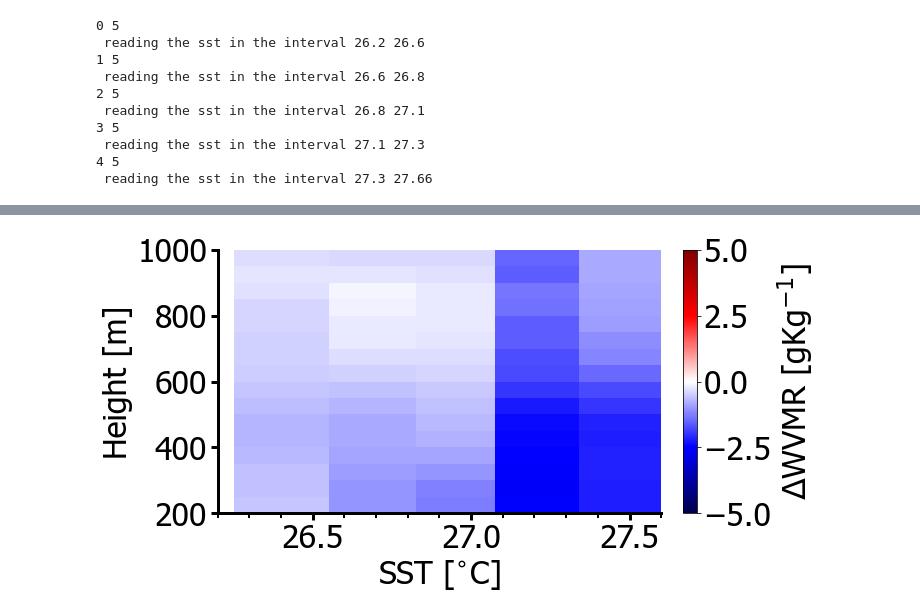
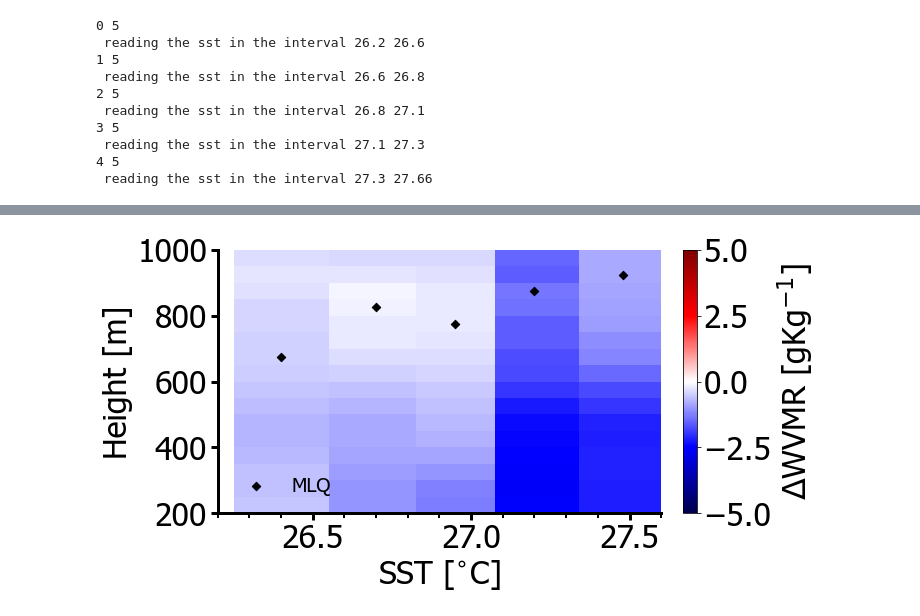
Before and after one commit to ClauClouds/SST-impact, a Jupyter notebook: plot_figure_humidity.ipynb, the cells around one changed output, grey strips where cells are left out. Drawn from its saved outputs; the diff is of its cells as text; code cells hidden in the pictures.

```diff
--- a/plot_figure_humidity.ipynb
+++ b/plot_figure_humidity.ipynb
@@ -66,6 +197,6 @@ Data variables:
 # %%
 # reading radiosonde binned data
-radiosonde_data = xr.open_dataset(path_SST_binned+'RS_mean_profiles_binned_sst_2.nc')
+radiosonde_data = xr.open_dataset(path_SST_binned+'RS_mean_profiles_binned_sst_3.nc')
 MR_rs = radiosonde_data['MR'].values
 binned_sst_rs = radiosonde_data['sst'].values
 height_rs = radiosonde_data['height'].values
@@ -398,0 +531,29 @@ MR_new_data = f_rebin_vars_new_sst_bins(arthus_data, 'MR', sst_bins_new)
+# %%
+# reading data from Raman Lidar
+dataset_out = xr.open_dataset('/Volumes/Extreme SSD/work/006_projects/001_Prec_Trade_Cycle/post_processed_data/binned_sst/arthus_binned_MR_coarser_sst.nc')
+
+print(dataset_out)
+# reading humidity profile without noise
+q = dataset_out.MR_no_noise.values
+np.shape(q)
+height_RL = dataset_out.height.values
+sst_RL = dataset_out.sst.values
+
+MLQ_arr_all = np.zeros((np.shape(q)[0]))
+for ind in range(np.shape(q)[0]):
+
+    ind_h = 0
+    # find minimum height where there's a q obs in RS profiles
+    while(np.isnan(q[ind,ind_h]) * (ind_h < 3100)):
+        ind_h = ind_h+1
+    q0 = q[ind,ind_h]
+    print(q0)
+
+    # find height at which q(z) < q[0]-1
+    qo_prof = np.zeros(len(q[ind,:]))
+    qo_prof.fill(q0-1.)
+    diff = abs(q[ind,:] - qo_prof)
+
+    #print((np.where(el.q.values < q0-1.)[0][0]))
+    MLQ_arr_all[ind] = height[np.nanargmin(diff)]
+    print(MLQ_arr_all[ind])
@@ -423,31 +602,33 @@ fontSizeX       = dict_plot_settings['fontSizeX']
 fontSizeY       = dict_plot_settings['fontSizeY']
 cbarAspect      = dict_plot_settings['cbarAspect']
 fontSizeCbar    = dict_plot_settings['fontSizeCbar']
 rcParams['font.sans-serif'] = dict_plot_settings['rcparams_font']
 matplotlib.rcParams['savefig.dpi'] = dict_plot_settings['savefig_dpi']
 plt.rcParams.update({'font.size':dict_plot_settings['font_size']})
 grid = dict_plot_settings['grid']
 matplotlib.rc('xtick', labelsize=dict_plot_settings['plot_ticks'])  # sets dimension of ticks in the plots
 matplotlib.rc('ytick', labelsize=dict_plot_settings['plot_ticks'])  # sets dimension of ticks in the plots
 
 fig, ax = plt.subplots(figsize=(10,5), sharex=True, constrained_layout=True)
 mesh1 = ax.pcolormesh(MR_new_data.sst_mean.values, MR_new_data.height.values, MR_new_data.MR_new_bins.values.T, cmap='seismic', vmin=-5., vmax=5.)
+ax.scatter(MR_new_data.sst_mean.values, MLQ_arr_all, color='black', marker='D', label='MLQ')
+ax.legend(frameon=False, loc='lower left', fontsize=20)
 cbar = fig.colorbar(mesh1, ax=ax)
 cbar.set_label(label='$\Delta$WVMR [gKg$^{-1}$]',  size=fontSizeX)
 ax.set_ylim(200., 1000.)
 ax.set_xlim(26.2, 27.6)
 ax.spines["top"].set_visible(False)
 ax.spines["right"].set_visible(False)
 ax.spines["bottom"].set_linewidth(3)
 ax.spines["left"].set_linewidth(3)
 ax.xaxis.set_minor_locator(ticker.AutoMinorLocator(n=5))
 ax.tick_params(which='minor', length=5, width=2)
 ax.tick_params(which='major', length=7, width=3)
 ax.xaxis.set_minor_locator(ticker.AutoMinorLocator(n=5))
 ax.tick_params(axis='both', labelsize=32)
 ax.set_ylabel('Height [m]', fontsize=fontSizeX)
 ax.set_xlabel('SST [$^{\circ}$C]', fontsize=fontSizeX)
 
 fig.savefig(path_out_plots+'resampling_MR_R1.png')
 # %% [output]
-[figure, old version]
+[figure, new version]
```
Also changed, not shown: parts of 10 cells of this notebook, 2 other files.
